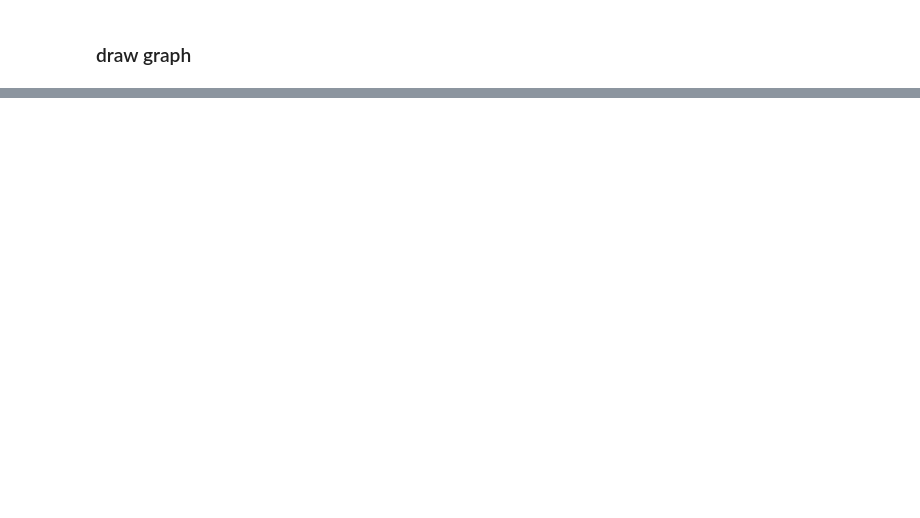
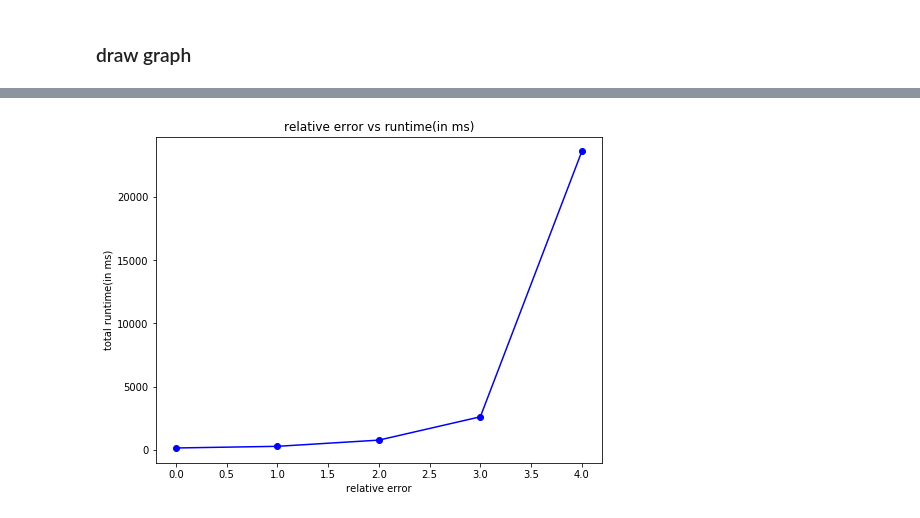
Before and after one commit to yangxvlin/Board-Game-Chexer-AI, a Jupyter notebook: project1/report.ipynb, the cells around one changed output, grey strips where cells are left out. Saved outputs shown, nothing was run; the diff lists cells and outputs as text; code cells hidden in the pictures; blank space fills up the shorter version.

```diff
--- a/project1/report.ipynb
+++ b/project1/report.ipynb
@@ -41,0 +126,22 @@ summary_clean[summary_clean["runtime(in ms)"] >= 30 * 1000]
+# %%
+grouped = summary.groupby('relative error')
+r_runtime = []
+r_preprocess_time = []
+r_execution_time = []
+error = []
+for i, group in grouped:
+    error.append(i)
+    r_runtime.append(group['runtime(in ms)'].mean())
+    r_preprocess_time.append(group['preprocess time(in ms)'].mean())
+    r_execution_time.append(r_runtime[len(r_runtime) - 1] - r_preprocess_time[len(r_preprocess_time) - 1])
+
+
+plt.figure(figsize = [8, 6])
+
+plt.plot(error, r_runtime, "bo-")
+plt.title("relative error vs runtime(in ms)")
+plt.xlabel("relative error")
+plt.ylabel("total runtime(in ms)")
+plt.show()
+# %% [output]
+[figure, added]
```
Also changed, not shown: parts of 10 cells of this notebook.
